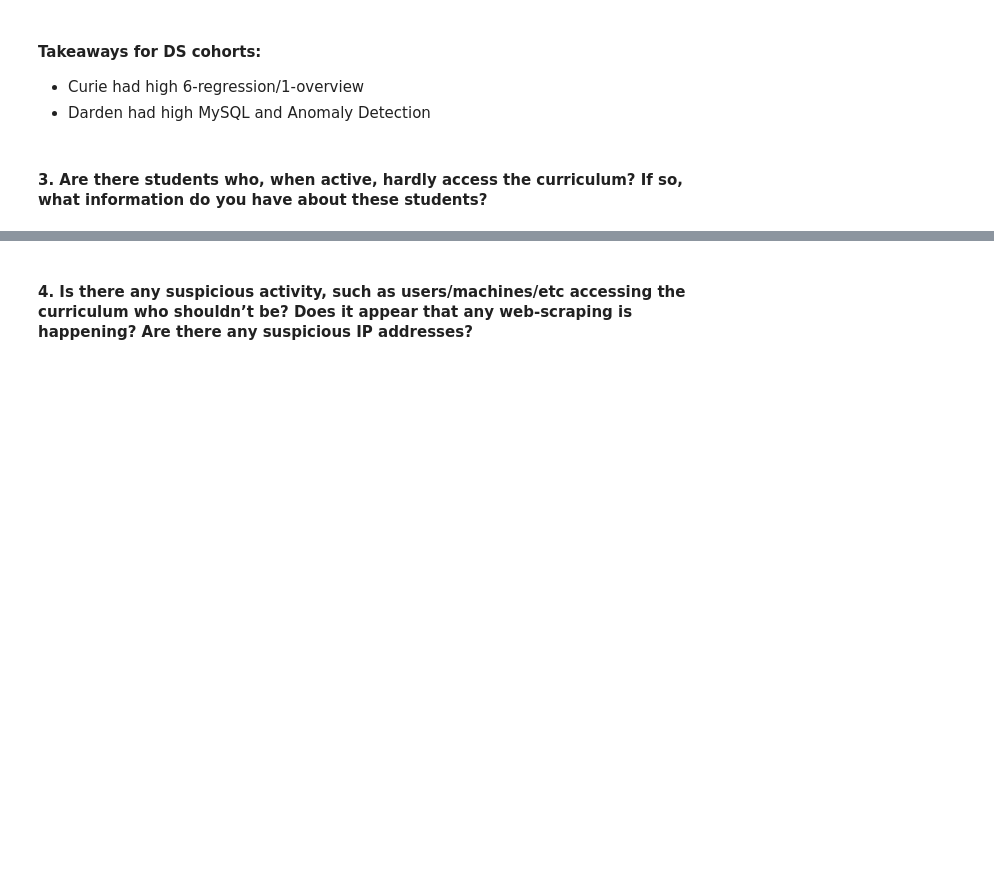
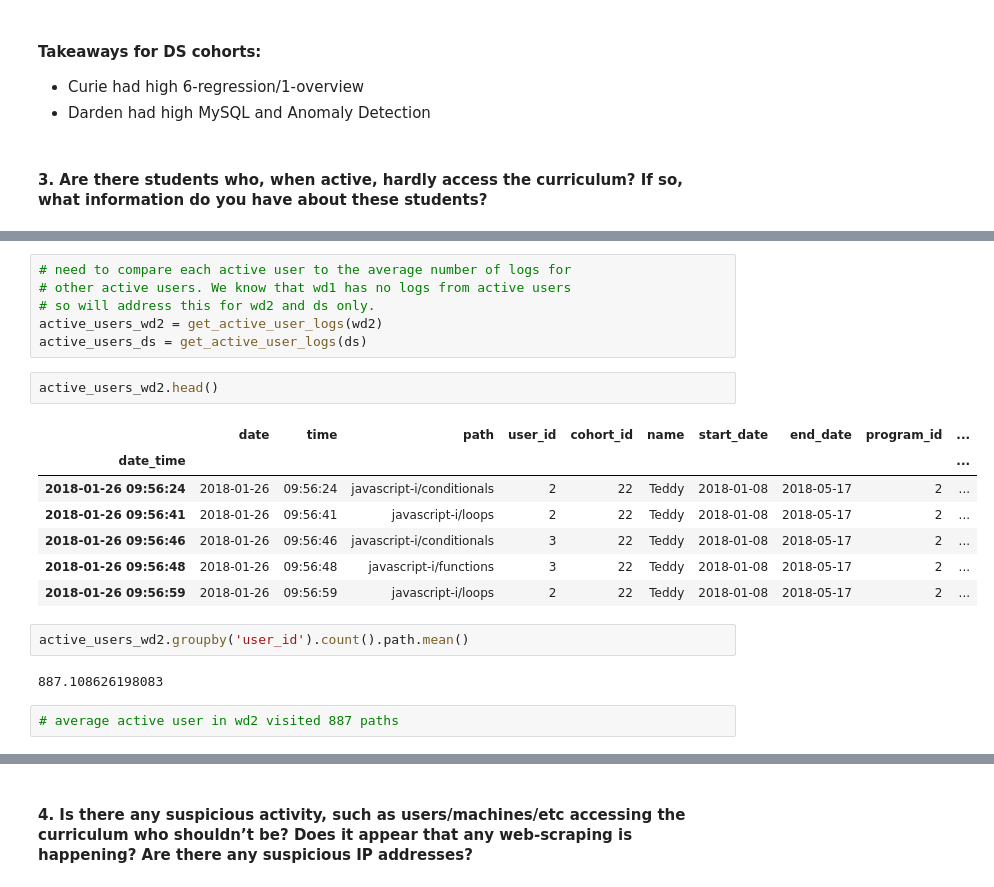
Before and after one commit to corey-baughman/016_anomaly_detection_project, a Jupyter notebook: explore.ipynb, the cells around one changed output, grey strips where cells are left out. Drawn from its saved outputs; the diff is of its cells as text; blank space fills up the shorter version.

```diff
--- a/explore.ipynb
+++ b/explore.ipynb
@@ -506,0 +557,22 @@ e.viz_top_lessons(ds)
+# %%
+# need to compare each active user to the average number of logs for
+# other active users. We know that wd1 has no logs from active users
+# so will address this for wd2 and ds only.
+active_users_wd2 = get_active_user_logs(wd2)
+active_users_ds = get_active_user_logs(ds)
+# %%
+active_users_wd2.head()
+# %% [output]
+|  | date | time | path | user_id | cohort_id | name | start_date | end_date | program_id | ... |
+| date_time |  |  |  |  |  |  |  |  |  | ... |
+| 2018-01-26 09:56:24 | 2018-01-26 | 09:56:24 | javascript-i/conditionals | 2 | 22 | Teddy | 2018-01-08 | 2018-05-17 | 2 | ... |
+| 2018-01-26 09:56:41 | 2018-01-26 | 09:56:41 | javascript-i/loops | 2 | 22 | Teddy | 2018-01-08 | 2018-05-17 | 2 | ... |
+| 2018-01-26 09:56:46 | 2018-01-26 | 09:56:46 | javascript-i/conditionals | 3 | 22 | Teddy | 2018-01-08 | 2018-05-17 | 2 | ... |
+| 2018-01-26 09:56:48 | 2018-01-26 | 09:56:48 | javascript-i/functions | 3 | 22 | Teddy | 2018-01-08 | 2018-05-17 | 2 | ... |
+| 2018-01-26 09:56:59 | 2018-01-26 | 09:56:59 | javascript-i/loops | 2 | 22 | Teddy | 2018-01-08 | 2018-05-17 | 2 | ... |
+# %%
+active_users_wd2.groupby('user_id').count().path.mean()
+# %% [output]
+887.108626198083
+# %%
+# average active user in wd2 visited 887 paths
```
Also changed, not shown: parts of 37 cells of this notebook, 2 other files.
